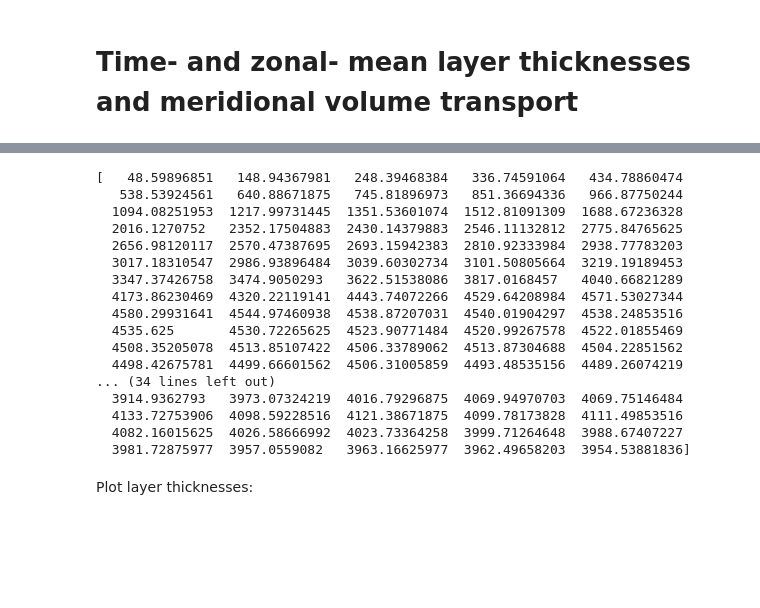
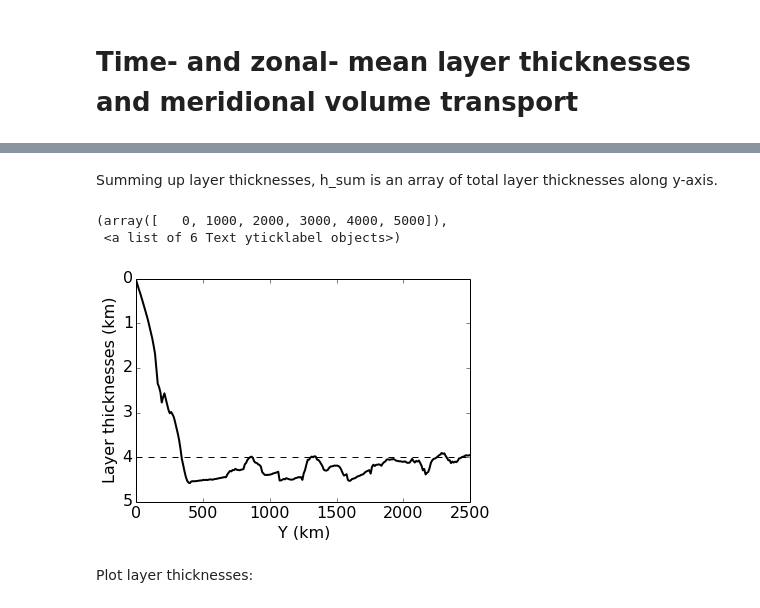
Before and after one commit to luweiyang/MOM6_SO_DIAGS, a Jupyter notebook: MOC_h_vh.ipynb, the cells around one changed output, grey strips where cells are left out. Cells and saved outputs as stored; diff of their text form; code cells hidden in the pictures; blank space fills up the shorter version.

```diff
--- a/MOC_h_vh.ipynb
+++ b/MOC_h_vh.ipynb
@@ -30,29 +32,30 @@ vh2 = np.nansum(vh3,axis=-1)
 # %%
 h2[h2<2.5]=np.nan
 vh2[np.isnan(h2)==True]=np.nan
-# %%
-h_sum = np.nansum(h2,axis=0)
-print h_sum
-# %% [output]
-[   48.59896851   148.94367981   248.39468384   336.74591064   434.78860474
-   538.53924561   640.88671875   745.81896973   851.36694336   966.87750244
-  1094.08251953  1217.99731445  1351.53601074  1512.81091309  1688.67236328
-  2016.1270752   2352.17504883  2430.14379883  2546.11132812  2775.84765625
-  2656.98120117  2570.47387695  2693.15942383  2810.92333984  2938.77783203
-  3017.18310547  2986.93896484  3039.60302734  3101.50805664  3219.19189453
-  3347.37426758  3474.9050293   3622.51538086  3817.0168457   4040.66821289
-  4173.86230469  4320.22119141  4443.74072266  4529.64208984  4571.53027344
-  4580.29931641  4544.97460938  4538.87207031  4540.01904297  4538.24853516
-  4535.625       4530.72265625  4523.90771484  4520.99267578  4522.01855469
-  4508.35205078  4513.85107422  4506.33789062  4513.87304688  4504.22851562
-  4498.42675781  4499.66601562  4506.31005859  4493.48535156  4489.26074219
-... (34 lines left out)
-  3914.9362793   3973.07324219  4016.79296875  4069.94970703  4069.75146484
-  4133.72753906  4098.59228516  4121.38671875  4099.78173828  4111.49853516
-  4082.16015625  4026.58666992  4023.73364258  3999.71264648  3988.67407227
-  3981.72875977  3957.0559082   3963.16625977  3962.49658203  3954.53881836]
+# %% [markdown]
+Summing up layer thicknesses, h_sum is an array of total layer thicknesses along y-axis.
 # %%
 %matplotlib inline
+# %%
+h_sum = np.nansum(h2,axis=0)
+# print h_sum
+plt.plot(yh,h_sum,linewidth=2.0,color='k')
+plt.plot([-1250,1250],[4000,4000],linewidth=1.0,linestyle='--',color='k')
+plt.gca().set_xlim([-1250.0,1250.0])
+plt.gca().set_xticks(np.arange(-1250,1250 + 500,500))
+plt.gca().set_xticklabels(['0','500','1000','1500','2000','2500'])
+plt.gca().set_ylim([0,5000.0])
+plt.gca().set_yticks(np.arange(0,5000 + 1000,1000))
+plt.gca().set_yticklabels(['0','1','2','3','4','5'])
+plt.gca().invert_yaxis()
+plt.xlabel('Y (km)',fontsize=16)
+plt.ylabel('Layer thicknesses (km)',fontsize=16)
+plt.xticks(fontsize=16)
+plt.yticks(fontsize=16)
+# %% [output]
+(array([   0, 1000, 2000, 3000, 4000, 5000]),
+ <a list of 6 Text yticklabel objects>)
+[figure, added]
 # %% [markdown]
 Plot layer thicknesses:
 # %%
```
Also changed, not shown: parts of 3 cells of this notebook.
